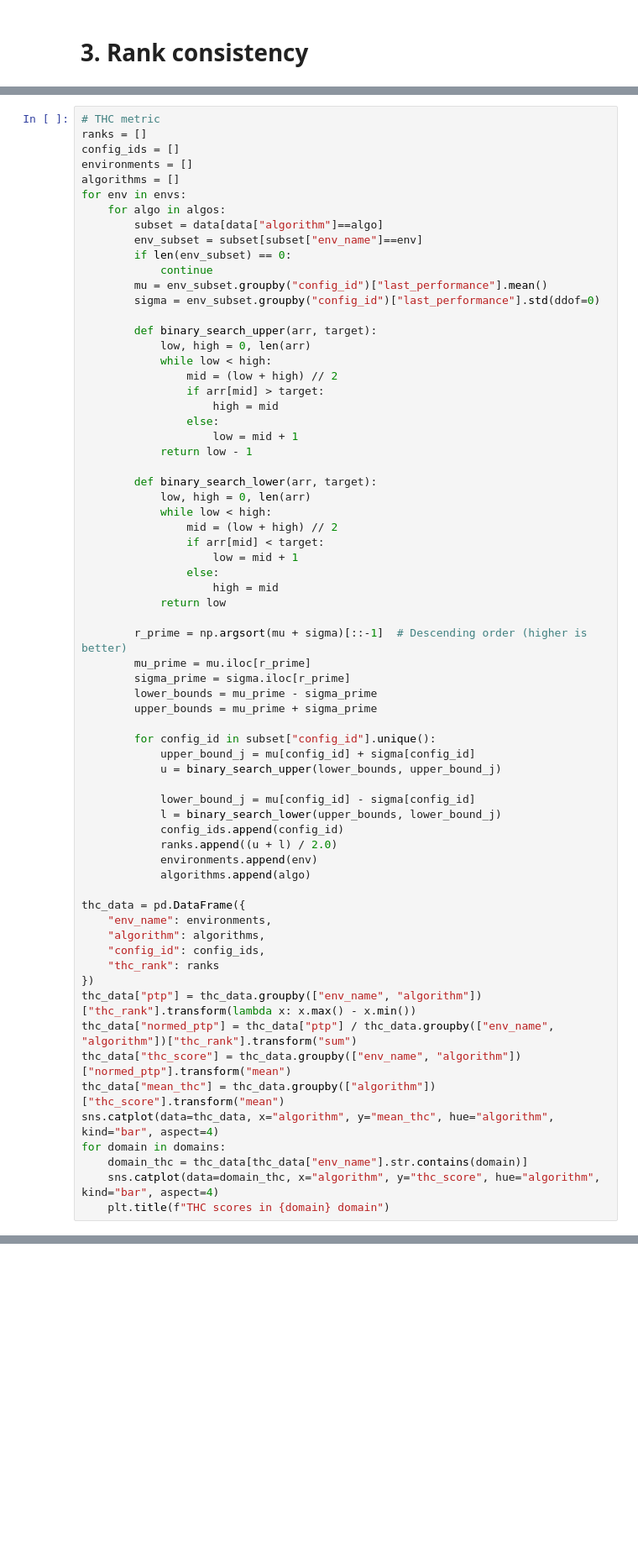
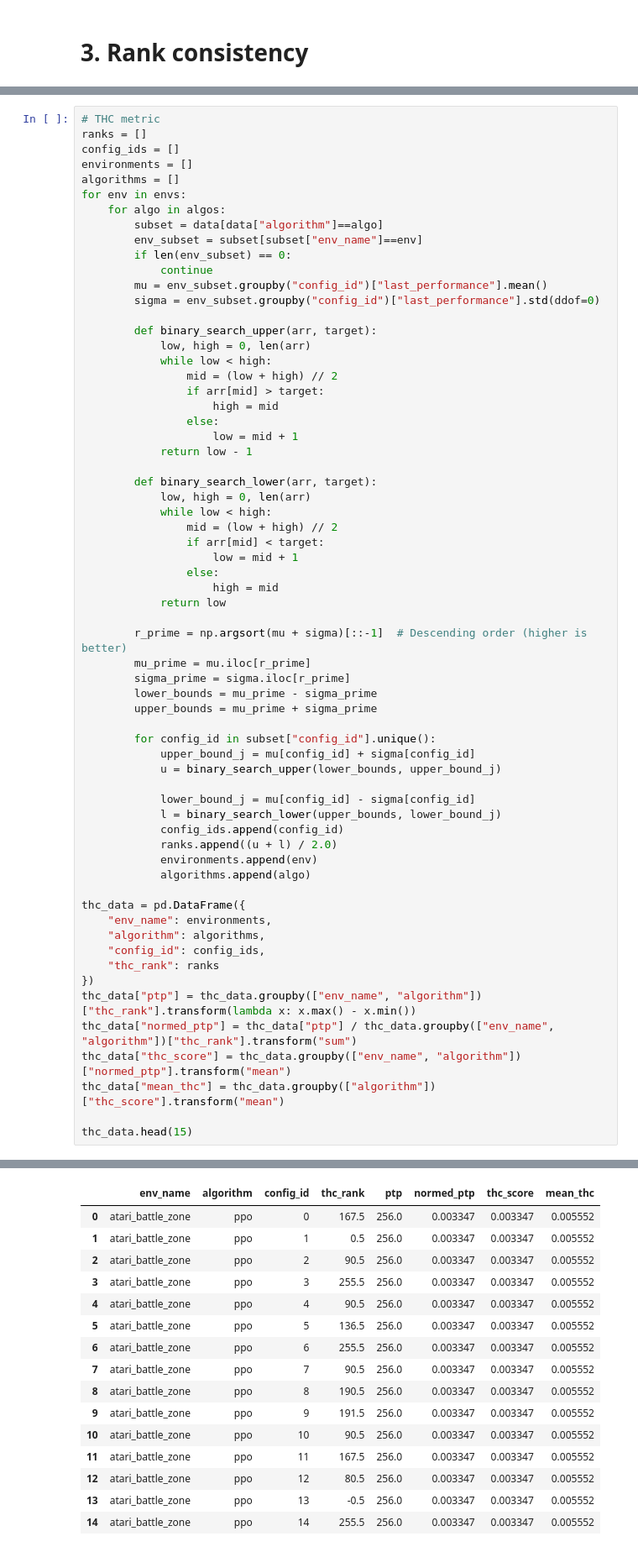
Before and after one commit to JFKleuker/arlbench_data_analysis, a Jupyter notebook: evals/Tunability/tunability_analysis.ipynb, the cells around one changed output, grey strips where cells are left out. Shown at 84% size. Drawn from its saved outputs; the diff is of its cells as text; blank space fills up the shorter version.

```diff
--- a/evals/Tunability/tunability_analysis.ipynb
+++ b/evals/Tunability/tunability_analysis.ipynb
@@ -211,9 +238,6 @@ thc_data["ptp"] = thc_data.groupby(["env_name", "algorithm"])["thc_rank"].transf
 thc_data["normed_ptp"] = thc_data["ptp"] / thc_data.groupby(["env_name", "algorithm"])["thc_rank"].transform("sum")
 thc_data["thc_score"] = thc_data.groupby(["env_name", "algorithm"])["normed_ptp"].transform("mean")
 thc_data["mean_thc"] = thc_data.groupby(["algorithm"])["thc_score"].transform("mean")
-sns.catplot(data=thc_data, x="algorithm", y="mean_thc", hue="algorithm", kind="bar", aspect=4)
-for domain in domains:
-    domain_thc = thc_data[thc_data["env_name"].str.contains(domain)]
-    sns.catplot(data=domain_thc, x="algorithm", y="thc_score", hue="algorithm", kind="bar", aspect=4)
-    plt.title(f"THC scores in {domain} domain")
+
+thc_data.head(15)
 # %% [output]
@@ -225,0 +244,16 @@ for domain in domains:
+|  | env_name | algorithm | config_id | thc_rank | ptp | normed_ptp | thc_score | mean_thc |
+| 0 | atari_battle_zone | ppo | 0 | 167.5 | 256.0 | 0.003347 | 0.003347 | 0.005552 |
+| 1 | atari_battle_zone | ppo | 1 | 0.5 | 256.0 | 0.003347 | 0.003347 | 0.005552 |
+| 2 | atari_battle_zone | ppo | 2 | 90.5 | 256.0 | 0.003347 | 0.003347 | 0.005552 |
+| 3 | atari_battle_zone | ppo | 3 | 255.5 | 256.0 | 0.003347 | 0.003347 | 0.005552 |
+| 4 | atari_battle_zone | ppo | 4 | 90.5 | 256.0 | 0.003347 | 0.003347 | 0.005552 |
+| 5 | atari_battle_zone | ppo | 5 | 136.5 | 256.0 | 0.003347 | 0.003347 | 0.005552 |
+| 6 | atari_battle_zone | ppo | 6 | 255.5 | 256.0 | 0.003347 | 0.003347 | 0.005552 |
+| 7 | atari_battle_zone | ppo | 7 | 90.5 | 256.0 | 0.003347 | 0.003347 | 0.005552 |
+| 8 | atari_battle_zone | ppo | 8 | 190.5 | 256.0 | 0.003347 | 0.003347 | 0.005552 |
+| 9 | atari_battle_zone | ppo | 9 | 191.5 | 256.0 | 0.003347 | 0.003347 | 0.005552 |
+| 10 | atari_battle_zone | ppo | 10 | 90.5 | 256.0 | 0.003347 | 0.003347 | 0.005552 |
+| 11 | atari_battle_zone | ppo | 11 | 167.5 | 256.0 | 0.003347 | 0.003347 | 0.005552 |
+| 12 | atari_battle_zone | ppo | 12 | 80.5 | 256.0 | 0.003347 | 0.003347 | 0.005552 |
+| 13 | atari_battle_zone | ppo | 13 | -0.5 | 256.0 | 0.003347 | 0.003347 | 0.005552 |
+| 14 | atari_battle_zone | ppo | 14 | 255.5 | 256.0 | 0.003347 | 0.003347 | 0.005552 |
```
Also changed, not shown: parts of 7 cells of this notebook, 6 other files.
